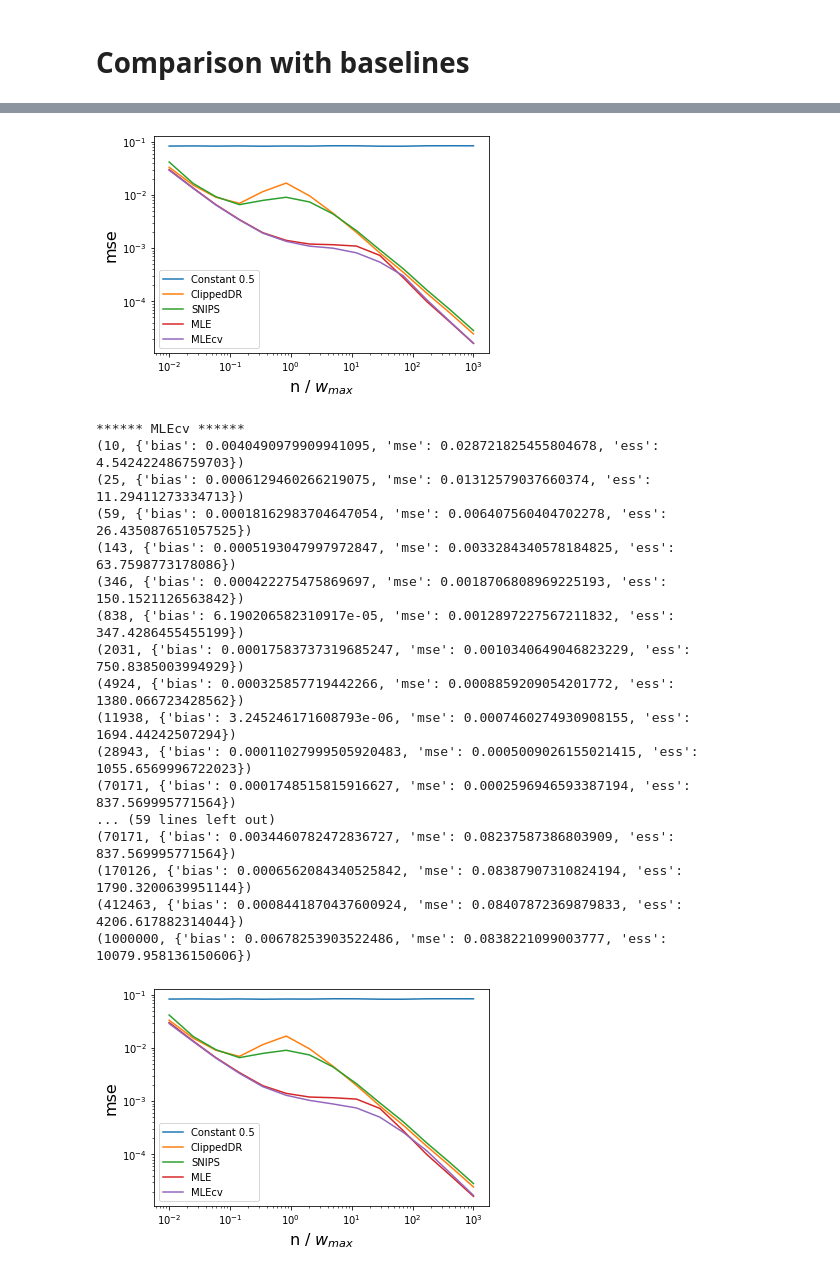
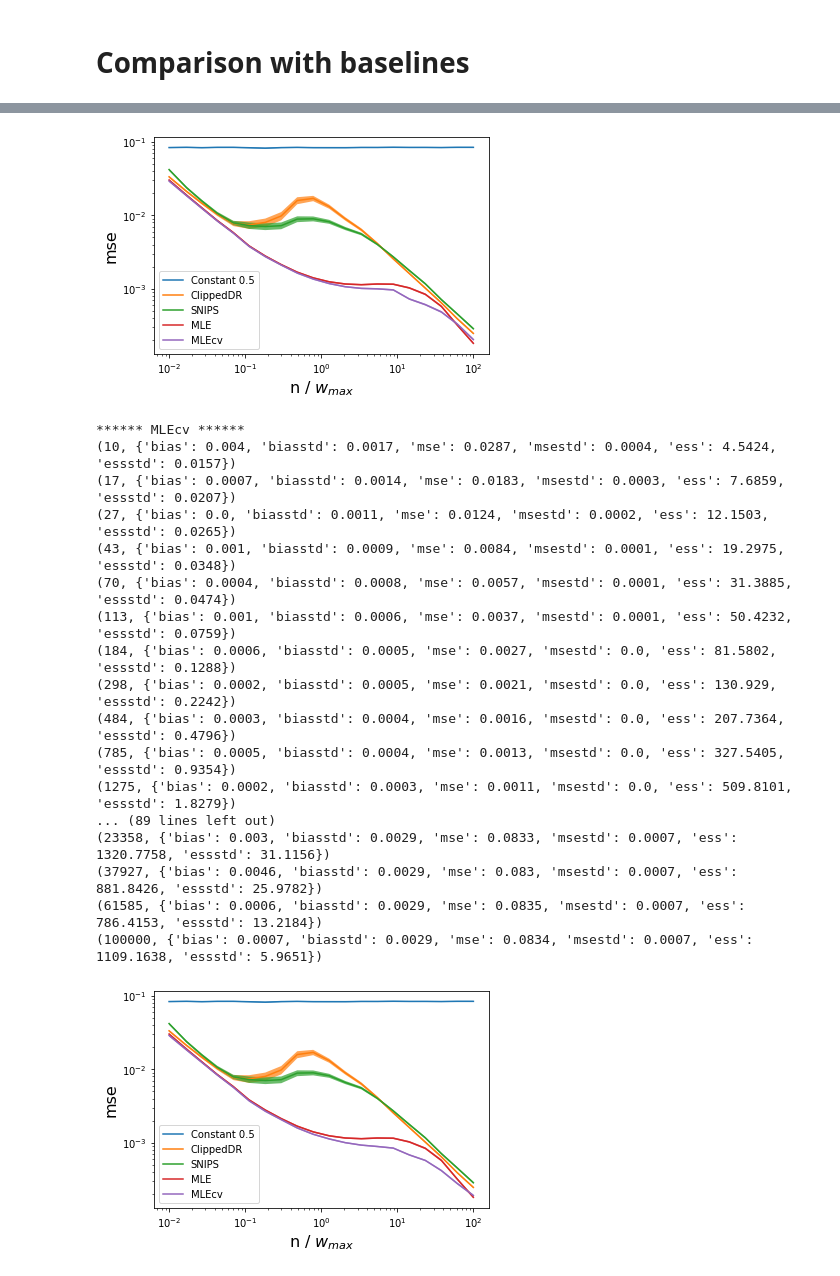
Before and after one commit to pmineiro/elfcb, a Jupyter notebook: estimateWithControlVariates.ipynb, the cells around one changed output, grey strips where cells are left out. Cells and saved outputs as stored; diff of their text form; code cells hidden in the pictures.

```diff
--- a/estimateWithControlVariates.ipynb
+++ b/estimateWithControlVariates.ipynb
@@ -447,9 +437,9 @@ for (name, method) in [
     ]:
     print('****** {} ******'.format(name))
     res = []
-    for zzz in produceresults(getenv()[0], method, maxexp=6, numpts=14, ndataperpt=10000):
+    for zzz in produceresults(getenv()[0], method, ndataperpt=10000):
         res.append(zzz)
-        print('{}'.format(zzz), flush=True)
+        print('{}'.format((zzz[0], { k: round(v, 4) for k, v in zzz[1].items() })), flush=True)
     wmax = getenv()[1]
     allres.append((name, [(x[0] / wmax, x[1]) for x in res]))
     del wmax
@@ -481,10 +471,16 @@ allres = pickle.load(open( "epsilongreedy_estimatewithcv_twoactions_allres.p", "
 renameit = { }
 FlassPlot.forpaper()
 for name, res in reversed(allres):
-    FlassPlot.pic([ x[0] for x in res ], [ x[1]['mse'] for x in res ], label=renameit.get(name, name))
+    x = [ x[0] for x in res ]
+    y = [ x[1]['mse'] for x in res ]
+    ylo = [ x[1]['mse'] - 1.96 * x[1]['msestd'] for x in res ]
+    yhi = [ x[1]['mse'] + 1.96 * x[1]['msestd'] for x in res ]
+    FlassPlot.plt().loglog([ x[0] for x in res ], [ x[1]['mse'] for x in res ], label=renameit.get(name, name))
+    FlassPlot.plt().fill_between(x, ylo, yhi, alpha=0.7)
+FlassPlot.plt().legend()
 FlassPlot.axeslabel('n / $w_{max}$', 'mse')
 # %% [output]
-[figure, old version]
+[figure, new version]
 # %%
 from importlib import reload
 import MLE.MLE
@@ -506,9 +502,9 @@ for (name, method) in [
     ]:
     print('****** {} ******'.format(name))
     res = []
-    for zzz in produceresults(getenv()[0], method, maxexp=6, numpts=14, ndataperpt=10000):
+    for zzz in produceresults(getenv()[0], method, ndataperpt=10000):
         res.append(zzz)
-        print('{}'.format(zzz), flush=True)
+        print('{}'.format((zzz[0], { k: round(v, 4) for k, v in zzz[1].items() })), flush=True)
     wmax = getenv()[1]
     allres.append((name, [(x[0] / wmax, x[1]) for x in res]))
     del wmax
@@ -516,31 +512,37 @@ import pickle
 pickle.dump( allres, open( "epsilongreedy_estimatewithcv_fiveactions_allres.p", "wb" ) )
 # %% [output]
 ****** MLEcv ******
-(10, {'bias': 0.0040490979909941095, 'mse': 0.028721825455804678, 'ess': 4.542422486759703})
-(25, {'bias': 0.0006129460266219075, 'mse': 0.01312579037660374, 'ess': 11.29411273334713})
-(59, {'bias': 0.00018162983704647054, 'mse': 0.006407560404702278, 'ess': 26.435087651057525})
-(143, {'bias': 0.0005193047997972847, 'mse': 0.0033284340578184825, 'ess': 63.7598773178086})
-(346, {'bias': 0.000422275475869697, 'mse': 0.0018706808969225193, 'ess': 150.1521126563842})
-(838, {'bias': 6.190206582310917e-05, 'mse': 0.0012897227567211832, 'ess': 347.4286455455199})
-(2031, {'bias': 0.00017583737319685247, 'mse': 0.0010340649046823229, 'ess': 750.8385003994929})
-(4924, {'bias': 0.000325857719442266, 'mse': 0.0008859209054201772, 'ess': 1380.066723428562})
-(11938, {'bias': 3.245246171608793e-06, 'mse': 0.0007460274930908155, 'ess': 1694.44242507294})
-(28943, {'bias': 0.00011027999505920483, 'mse': 0.0005009026155021415, 'ess': 1055.6569996722023})
-(70171, {'bias': 0.0001748515815916627, 'mse': 0.0002596946593387194, 'ess': 837.569995771564})
-... (59 lines left out)
-(70171, {'bias': 0.0034460782472836727, 'mse': 0.08237587386803909, 'ess': 837.569995771564})
-(170126, {'bias': 0.0006562084340525842, 'mse': 0.08387907310824194, 'ess': 1790.3200639951144})
-(412463, {'bias': 0.0008441870437600924, 'mse': 0.08407872369879833, 'ess': 4206.617882314044})
-(1000000, {'bias': 0.00678253903522486, 'mse': 0.0838221099003777, 'ess': 10079.958136150606})
+(10, {'bias': 0.004, 'biasstd': 0.0017, 'mse': 0.0287, 'msestd': 0.0004, 'ess': 4.5424, 'essstd': 0.0157})
+(17, {'bias': 0.0007, 'biasstd': 0.0014, 'mse': 0.0183, 'msestd': 0.0003, 'ess': 7.6859, 'essstd': 0.0207})
+(27, {'bias': 0.0, 'biasstd': 0.0011, 'mse': 0.0124, 'msestd': 0.0002, 'ess': 12.1503, 'essstd': 0.0265})
+(43, {'bias': 0.001, 'biasstd': 0.0009, 'mse': 0.0084, 'msestd': 0.0001, 'ess': 19.2975, 'essstd': 0.0348})
+(70, {'bias': 0.0004, 'biasstd': 0.0008, 'mse': 0.0057, 'msestd': 0.0001, 'ess': 31.3885, 'essstd': 0.0474})
+(113, {'bias': 0.001, 'biasstd': 0.0006, 'mse': 0.0037, 'msestd': 0.0001, 'ess': 50.4232, 'essstd': 0.0759})
+(184, {'bias': 0.0006, 'biasstd': 0.0005, 'mse': 0.0027, 'msestd': 0.0, 'ess': 81.5802, 'essstd': 0.1288})
+(298, {'bias': 0.0002, 'biasstd': 0.0005, 'mse': 0.0021, 'msestd': 0.0, 'ess': 130.929, 'essstd': 0.2242})
+(484, {'bias': 0.0003, 'biasstd': 0.0004, 'mse': 0.0016, 'msestd': 0.0, 'ess': 207.7364, 'essstd': 0.4796})
+(785, {'bias': 0.0005, 'biasstd': 0.0004, 'mse': 0.0013, 'msestd': 0.0, 'ess': 327.5405, 'essstd': 0.9354})
+(1275, {'bias': 0.0002, 'biasstd': 0.0003, 'mse': 0.0011, 'msestd': 0.0, 'ess': 509.8101, 'essstd': 1.8279})
+... (89 lines left out)
+(23358, {'bias': 0.003, 'biasstd': 0.0029, 'mse': 0.0833, 'msestd': 0.0007, 'ess': 1320.7758, 'essstd': 31.1156})
+(37927, {'bias': 0.0046, 'biasstd': 0.0029, 'mse': 0.083, 'msestd': 0.0007, 'ess': 881.8426, 'essstd': 25.9782})
+(61585, {'bias': 0.0006, 'biasstd': 0.0029, 'mse': 0.0835, 'msestd': 0.0007, 'ess': 786.4153, 'essstd': 13.2184})
+(100000, {'bias': 0.0007, 'biasstd': 0.0029, 'mse': 0.0834, 'msestd': 0.0007, 'ess': 1109.1638, 'essstd': 5.9651})
 # %%
 import pickle
 del allres
 allres = pickle.load(open( "epsilongreedy_estimatewithcv_fiveactions_allres.p", "rb" ) )
 
 renameit = { }
 FlassPlot.forpaper()
 for name, res in reversed(allres):
-    FlassPlot.pic([ x[0] for x in res ], [ x[1]['mse'] for x in res ], label=renameit.get(name, name))
+    x = [ x[0] for x in res ]
+    y = [ x[1]['mse'] for x in res ]
+    ylo = [ x[1]['mse'] - 1.96 * x[1]['msestd'] for x in res ]
+    yhi = [ x[1]['mse'] + 1.96 * x[1]['msestd'] for x in res ]
+    FlassPlot.plt().loglog([ x[0] for x in res ], [ x[1]['mse'] for x in res ], label=renameit.get(name, name))
+    FlassPlot.plt().fill_between(x, ylo, yhi, alpha=0.7)
+FlassPlot.plt().legend()
 FlassPlot.axeslabel('n / $w_{max}$', 'mse')
 # %% [output]
-[figure, old version]
+[figure, new version]
```
Also changed, not shown: parts of 4 cells of this notebook, 1 other file.
